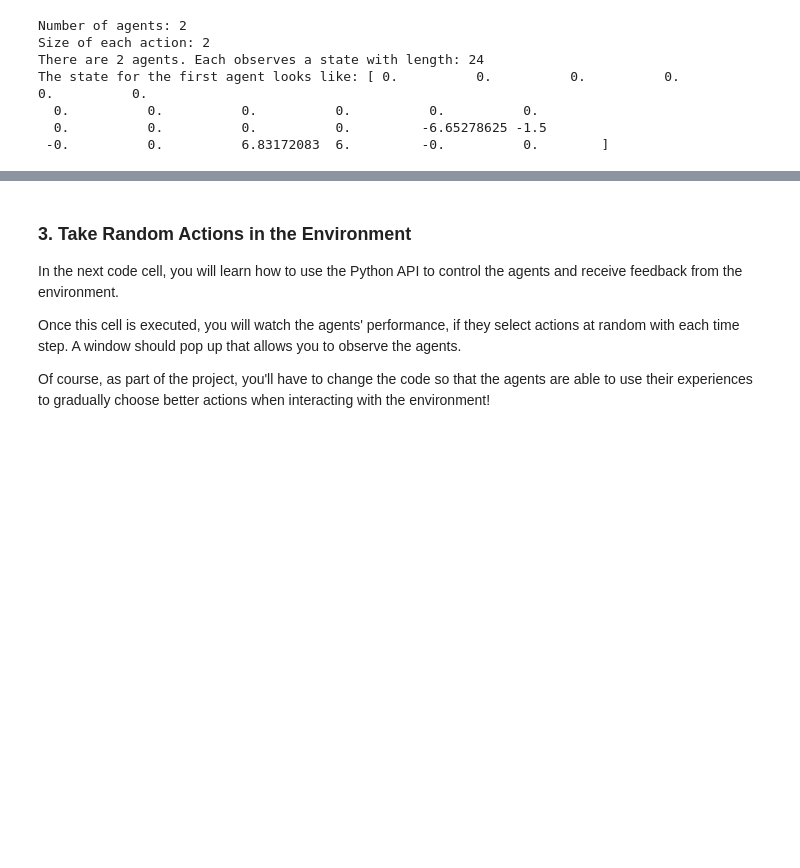
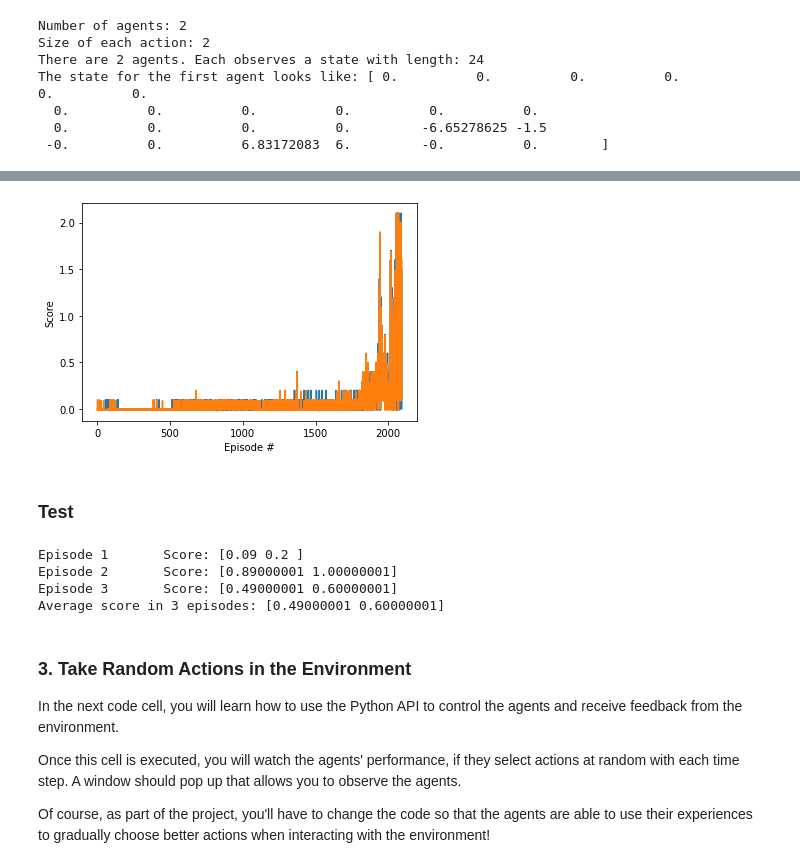
Before and after one commit to ladrians/drlND_CollaborationAndCompetition, a Jupyter notebook: Tennis.ipynb, the cells around one changed output, grey strips where cells are left out. Cells and saved outputs as stored; diff of their text form; code cells hidden in the pictures; blank space fills up the shorter version.

Commit message:
first try for training

```diff
--- a/Tennis.ipynb
+++ b/Tennis.ipynb
@@ -86,0 +379,35 @@ The state for the first agent looks like: [ 0.          0.          0.
+# %%
+def save_movel(agents, name='checkpoint'):
+    for i in range(num_agents):
+        torch.save(agents.ddpg_agents[i].actor_local.state_dict(), '{}_actor{}.pth'.format(name, i))
+        torch.save(agents.ddpg_agents[i].critic_local.state_dict(), '{}_critic{}.pth'.format(name, i))
+
+def load_movel(agents, name='checkpoint'):
+    for i in range(num_agents):
+        agents.ddpg_agents[i].actor_local.load_state_dict(torch.load('{}_actor{}.pth'.format(name, i)))
+        agents.ddpg_agents[i].critic_local.load_state_dict(torch.load('{}_critic{}.pth'.format(name, i)))
+# %%
+class MDDPGAgent:
+
+    def __init__(self, random_seed):
+        self.ddpg_agents = [Agent(state_size,action_size,random_seed) for _ in range(num_agents)]
+
+    def step(self, states, actions, rewards, next_states, dones):
+        memory.add(states, actions, rewards, next_states, dones)
+
+        for agent in self.ddpg_agents:
+            agent.step()
+
+    def act(self, states, add_noise=True):
+        actions = np.zeros([num_agents, action_size])
+        for index, agent in enumerate(self.ddpg_agents):
+            actions[index, :] = agent.act(states[index], add_noise)
+        return actions
+
+    def reset(self):
+        for agent in self.ddpg_agents:
+            agent.reset()
+# %%
+scores_max_hist = []
+scores_mean_hist = []
+agent = MDDPGAgent(seed)
@@ -86,0 +451,3 @@ The state for the first agent looks like: [ 0.          0.          0.
+# %%
+print('Training started using {} episodes and {} steps'.format(n_episodes, max_t))
+scores = train(n_episodes=n_episodes, max_t=max_t)
@@ -86,0 +475,11 @@ The state for the first agent looks like: [ 0.          0.          0.
+# %%
+fig = plt.figure()
+ax = fig.add_subplot(111)
+plt.plot(np.arange(1, len(scores)+1), scores)
+plt.ylabel('Score')
+plt.xlabel('Episode #')
+plt.show()
+# %% [output]
+[figure, added]
+# %% [markdown]
+### Test
@@ -86,0 +491,27 @@ The state for the first agent looks like: [ 0.          0.          0.
+# %%
+states = env_info.vector_observations                  # get the current state (for each agent)
+scores = np.zeros(num_agents)                          # initialize the score (for each agent)
+total_score = 0
+for i_episode in range(1, n_episodes+1):
+    score = np.zeros(num_agents)
+    env_info = env.reset(train_mode=False)[brain_name]
+    state = env_info.vector_observations
+    while True:
+        action = agent.act(state)
+        env_s = env.step(action)
+        env_info = env_s[brain_name]
+        next_states = env_info.vector_observations
+        rewards = env_info.rewards
+        dones = env_info.local_done
+        score += rewards
+        state = next_states
+        if np.any(dones):
+            break
+    print(f"\rEpisode {i_episode} \tScore: {score}")
+    total_score += score
+print(f"\rAverage score in {n_episodes} episodes: {total_score/n_episodes}")
+# %% [output]
+Episode 1       Score: [0.09 0.2 ]
+Episode 2       Score: [0.89000001 1.00000001]
+Episode 3       Score: [0.49000001 0.60000001]
+Average score in 3 episodes: [0.49000001 0.60000001]
```
Also changed, not shown: parts of 30 cells of this notebook.
